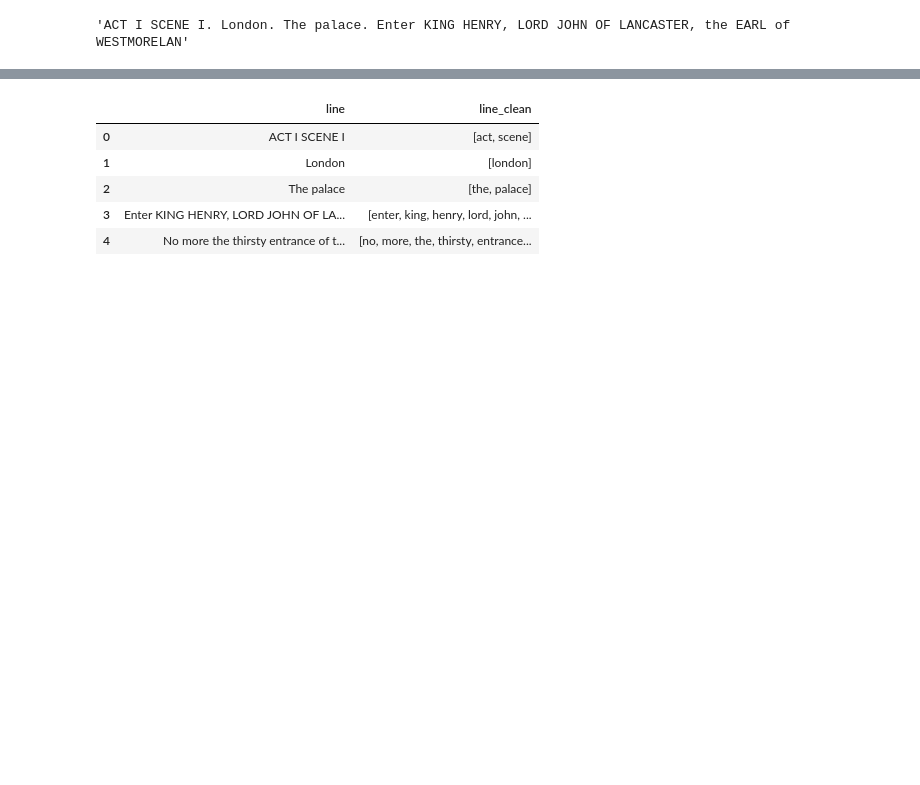
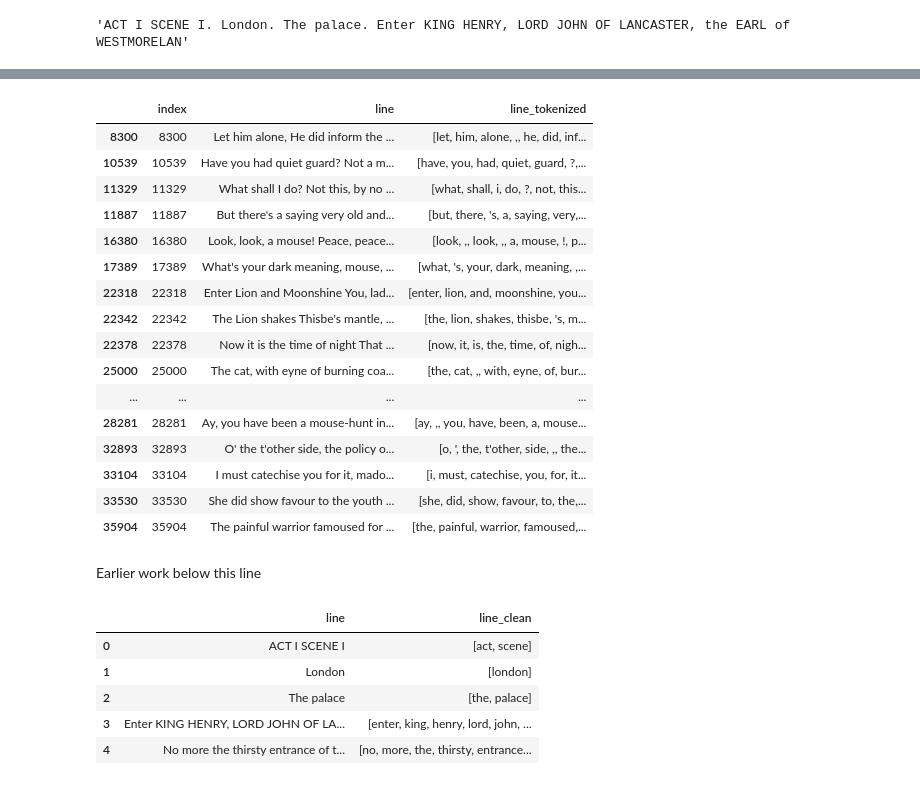
Before and after one commit to leifsmoddir/What-is-in-a-Title, a Jupyter notebook: feature_engineering/Word_Embedding.ipynb, the cells around one changed output, grey strips where cells are left out. Cells and saved outputs as stored; diff of their text form; code cells hidden in the pictures; blank space fills up the shorter version.

```diff
--- a/feature_engineering/Word_Embedding.ipynb
+++ b/feature_engineering/Word_Embedding.ipynb
@@ -39,6 +39,7 @@ shake_all[:100]
 # %% [output]
 'ACT I SCENE I. London. The palace. Enter KING HENRY, LORD JOHN OF LANCASTER, the EARL of WESTMORELAN'
 # %%
-shake_corpus = shake_all.split('.')
+shake_corpu = shake_all.split('.')
+shake_corpus = [i + '.' for i in shake_corpu]
 shake_corpus[:5]
 # %% [output]
@@ -48,4 +49,4 @@ shake_corpus[:5]
  ' Enter KING HENRY, LORD JOHN OF LANCASTER, the EARL of WESTMORELAND, SIR WALTER BLUNT, and others So shaken as we are, so wan with care, Find we a time for frighted peace to pant, And breathe short- ...
  " No more the thirsty entrance of this soil Shall daub her lips with her own children's blood, Nor more shall trenching war channel her fields, Nor bruise her flowerets with the armed hoofs Of hostil ...
 # %%
-shake_corpus_df = pd.DataFrame(shake_corpus, columns=['line'])
+shake_corpus_df = pd.DataFrame(shake_corpus, columns=['line']).reset_index()
@@ -51,0 +55,5 @@ shake_corpus_df = pd.DataFrame(shake_corpus, columns=['line'])
+# %%
+twd = TreebankWordTokenizer()
+
+shake_corpus_df['line_tokenized'] = shake_corpus_df['line'].apply(lambda x: twd.tokenize(x.lower()))
+shake_corpus_df.head()
@@ -52,3 +198,25 @@ shake_corpus_df = pd.DataFrame(shake_corpus, columns=['line'])
+# %%
+shake_corpus_df[shake_corpus_df.line.str.contains('mouse')]
+# %% [output]
+|  | index | line | line_tokenized |
+| 8300 | 8300 | Let him alone, He did inform the ... | [let, him, alone, ,, he, did, inf... |
+| 10539 | 10539 | Have you had quiet guard? Not a m... | [have, you, had, quiet, guard, ?,... |
+| 11329 | 11329 | What shall I do? Not this, by no ... | [what, shall, i, do, ?, not, this... |
+| 11887 | 11887 | But there's a saying very old and... | [but, there, 's, a, saying, very,... |
+| 16380 | 16380 | Look, look, a mouse! Peace, peace... | [look, ,, look, ,, a, mouse, !, p... |
+| 17389 | 17389 | What's your dark meaning, mouse, ... | [what, 's, your, dark, meaning, ,... |
+| 22318 | 22318 | Enter Lion and Moonshine You, lad... | [enter, lion, and, moonshine, you... |
+| 22342 | 22342 | The Lion shakes Thisbe's mantle, ... | [the, lion, shakes, thisbe, 's, m... |
+| 22378 | 22378 | Now it is the time of night That ... | [now, it, is, the, time, of, nigh... |
+| 25000 | 25000 | The cat, with eyne of burning coa... | [the, cat, ,, with, eyne, of, bur... |
+| ... | ... | ... | ... |
+| 28281 | 28281 | Ay, you have been a mouse-hunt in... | [ay, ,, you, have, been, a, mouse... |
+| 32893 | 32893 | O' the t'other side, the policy o... | [o, ', the, t'other, side, ,, the... |
+| 33104 | 33104 | I must catechise you for it, mado... | [i, must, catechise, you, for, it... |
+| 33530 | 33530 | She did show favour to the youth ... | [she, did, show, favour, to, the,... |
+| 35904 | 35904 | The painful warrior famoused for ... | [the, painful, warrior, famoused,... |
+# %% [markdown]
+Earlier work below this line
 # %%
 shake_corpus_df['line_clean'] = shake_corpus_df['line'].apply(lambda x: gensim.utils.simple_preprocess(x))
 shake_corpus_df.head()
```
Also changed, not shown: parts of 18 cells of this notebook.
